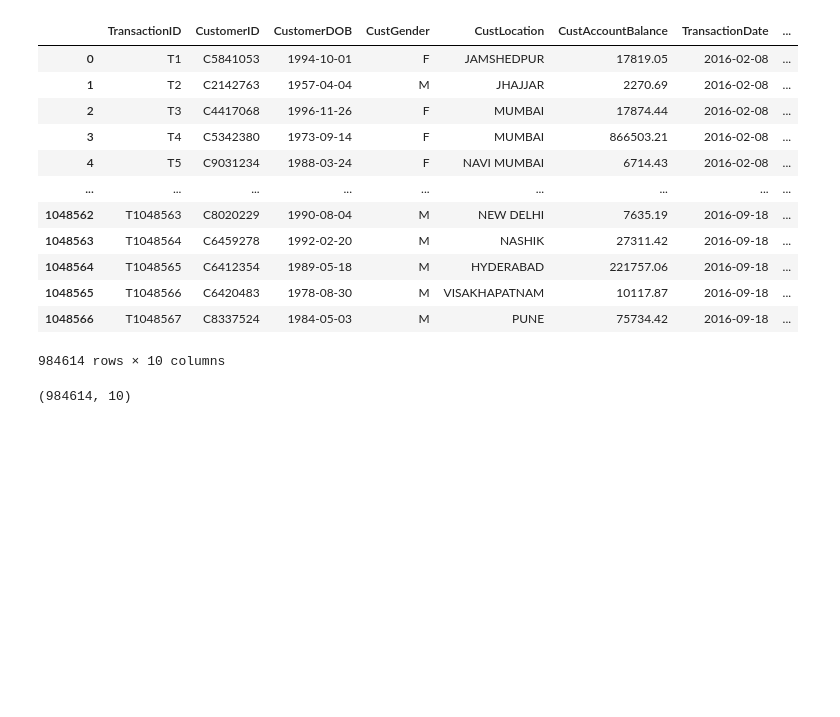
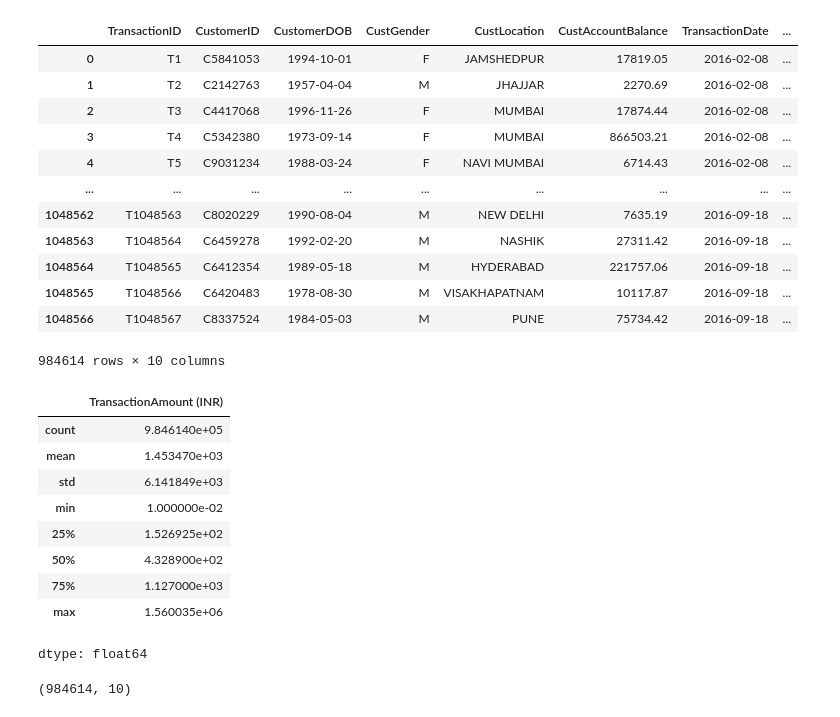
Before and after one commit to Tobifads/Warehousing-CW, a Jupyter notebook: Untitled51.ipynb, the cells around one changed output. Saved outputs shown, nothing was run; the diff lists cells and outputs as text; code cells hidden in the pictures; blank space fills up the shorter version.

```diff
--- a/Untitled51.ipynb
+++ b/Untitled51.ipynb
@@ -294,6 +294,19 @@ df_2
 | 1048565 | T1048566 | C6420483 | 1978-08-30 | M | VISAKHAPATNAM | 10117.87 | 2016-09-18 | ... |
 | 1048566 | T1048567 | C8337524 | 1984-05-03 | M | PUNE | 75734.42 | 2016-09-18 | ... |
 984614 rows × 10 columns
+# %%
+df_2['TransactionAmount (INR)'].describe()
+# %% [output]
+|  | TransactionAmount (INR) |
+| count | 9.846140e+05 |
+| mean | 1.453470e+03 |
+| std | 6.141849e+03 |
+| min | 1.000000e-02 |
+| 25% | 1.526925e+02 |
+| 50% | 4.328900e+02 |
+| 75% | 1.127000e+03 |
+| max | 1.560035e+06 |
+dtype: float64
 # %%
 df_3 = df_2
 # %%
```
Also changed, not shown: parts of 6 cells of this notebook.
